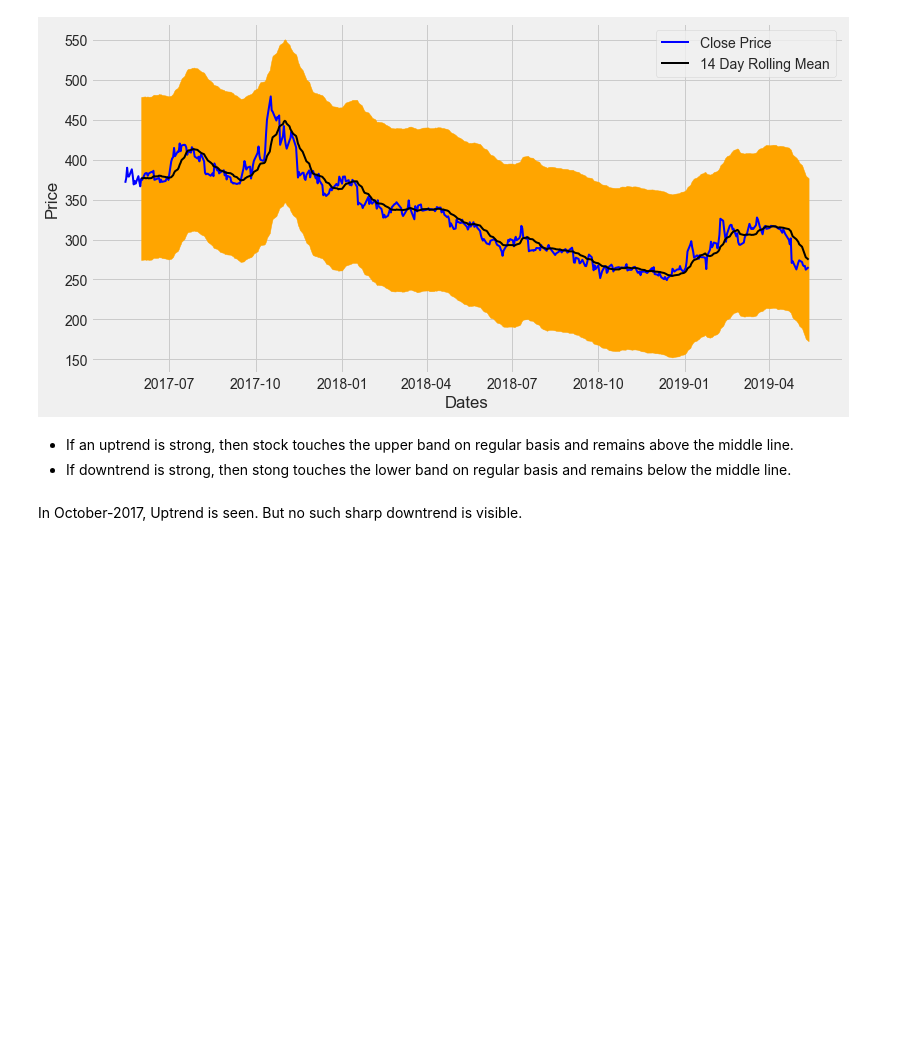
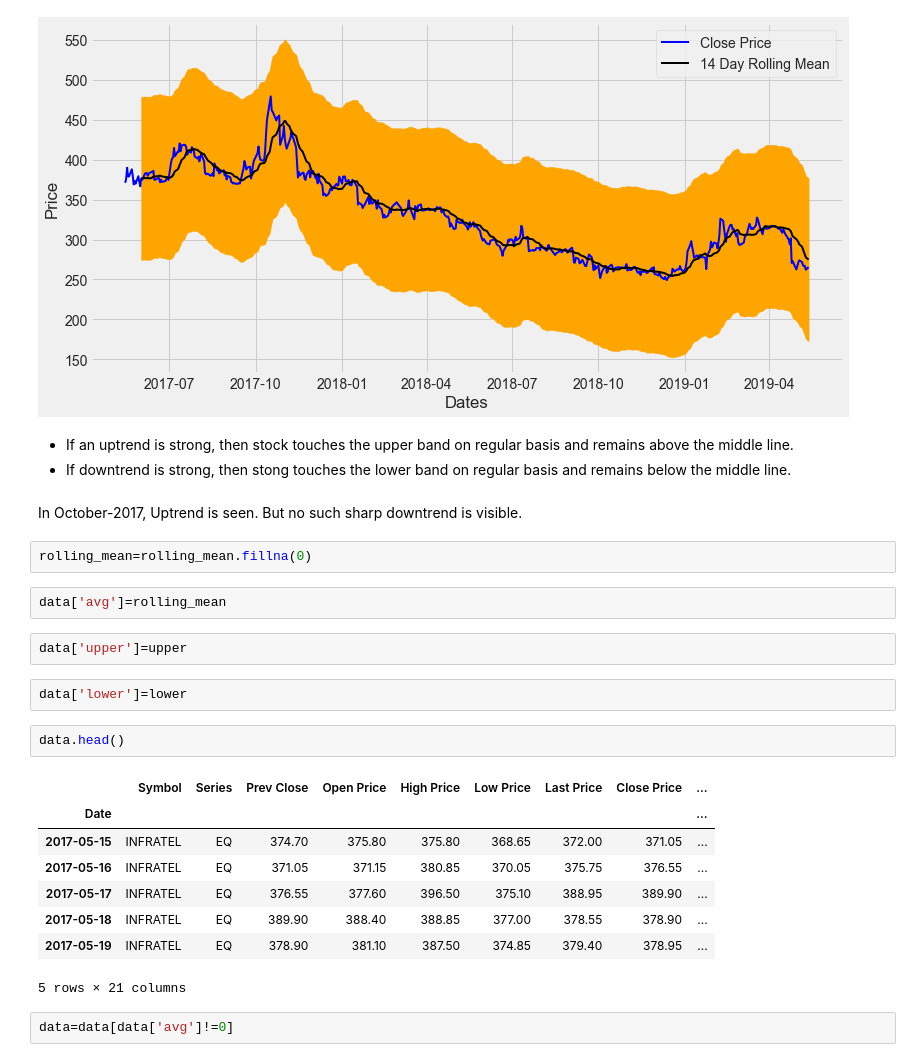
Before and after one commit to sahilmishra0012/Stock-Prediction-and-Analysis, a Jupyter notebook: module_2/Data Visualization.ipynb, the cells around one changed output. Drawn from its saved outputs; the diff is of its cells as text; blank space fills up the shorter version.

```diff
--- a/module_2/Data Visualization.ipynb
+++ b/module_2/Data Visualization.ipynb
@@ -471,3 +471,24 @@ plt.show();
 - If downtrend is strong, then stong touches the lower band on regular basis and remains below the middle line.
 # %% [markdown]
 In October-2017, Uptrend is seen. But no such sharp downtrend is visible.
+# %%
+rolling_mean=rolling_mean.fillna(0)
+# %%
+data['avg']=rolling_mean
+# %%
+data['upper']=upper
+# %%
+data['lower']=lower
+# %%
+data.head()
+# %% [output]
+|  | Symbol | Series | Prev Close | Open Price | High Price | Low Price | Last Price | Close Price | ... |
+| Date |  |  |  |  |  |  |  |  | ... |
+| 2017-05-15 | INFRATEL | EQ | 374.70 | 375.80 | 375.80 | 368.65 | 372.00 | 371.05 | ... |
+| 2017-05-16 | INFRATEL | EQ | 371.05 | 371.15 | 380.85 | 370.05 | 375.75 | 376.55 | ... |
+| 2017-05-17 | INFRATEL | EQ | 376.55 | 377.60 | 396.50 | 375.10 | 388.95 | 389.90 | ... |
+| 2017-05-18 | INFRATEL | EQ | 389.90 | 388.40 | 388.85 | 377.00 | 378.55 | 378.90 | ... |
+| 2017-05-19 | INFRATEL | EQ | 378.90 | 381.10 | 387.50 | 374.85 | 379.40 | 378.95 | ... |
+5 rows × 21 columns
+# %%
+data=data[data['avg']!=0]
```
Also changed, not shown: parts of 4 cells of this notebook, 2 other files.
